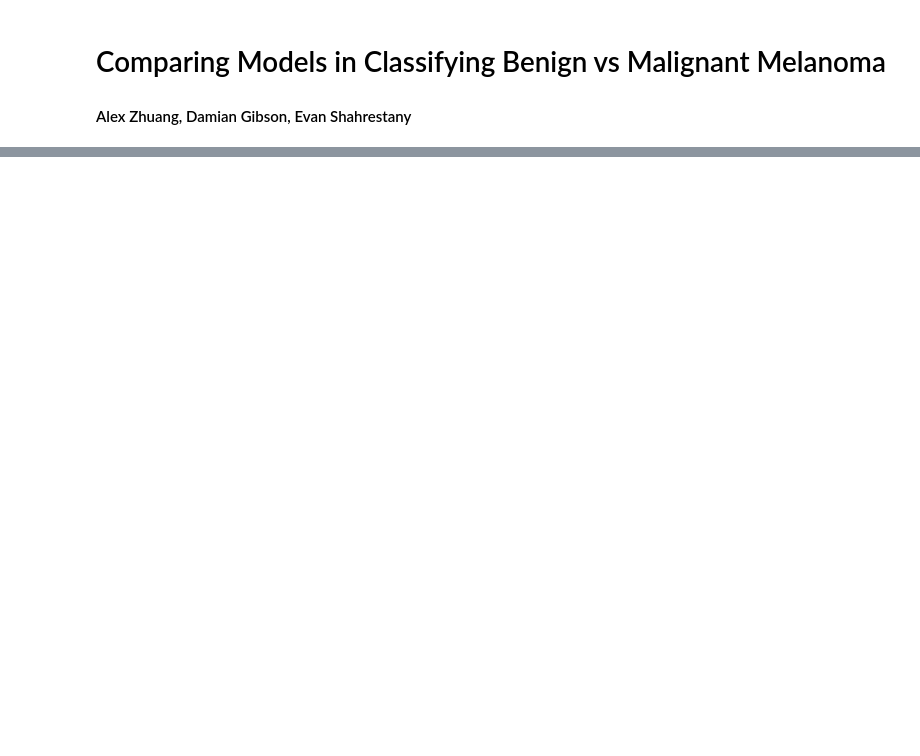
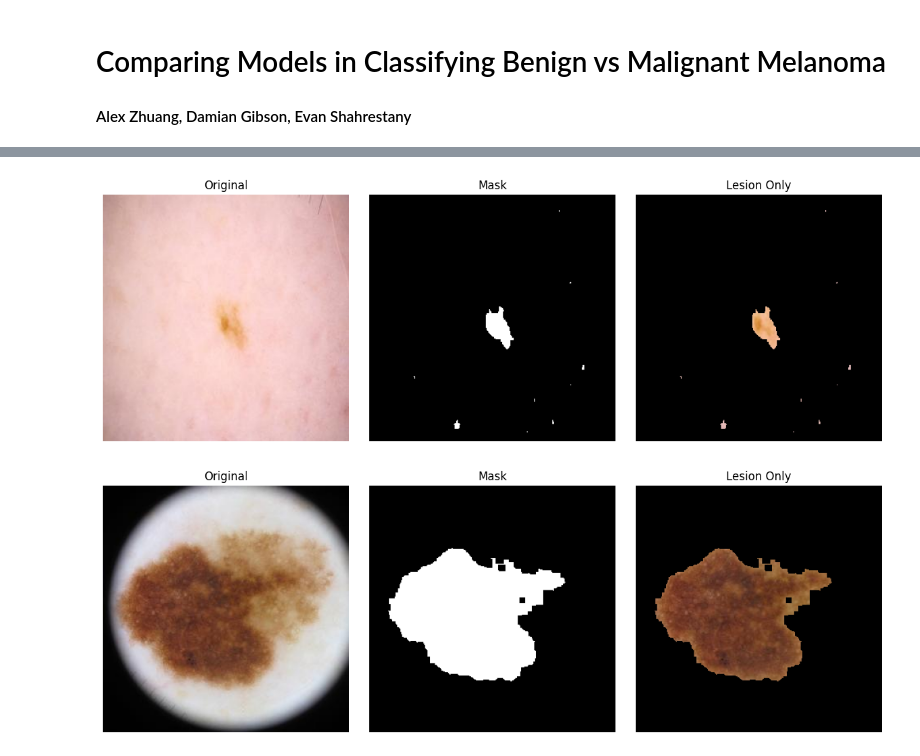
Before and after one commit to eshahrestany/cs184aproj, a Jupyter notebook: project.ipynb, the cells around one changed output, grey strips where cells are left out. Drawn from its saved outputs; the diff is of its cells as text; code cells hidden in the pictures; blank space fills up the shorter version.

Commit message:
lesion mask

```diff
--- a/project.ipynb
+++ b/project.ipynb
@@ -40,0 +40,51 @@ plt.show()
+# %%
+from helpers.lesion_mask import calc_threshold_mask as calc_lm
+
+# Benign
+mask = calc_lm(example_benign)
+mask_np = mask.cpu().numpy().astype(bool) if hasattr(mask, "cpu") else mask.astype(bool)
+
+lesion_only = example_benign.copy()
+lesion_only[~mask_np] = 0  # zero out background
+
+fig, ax = plt.subplots(1, 3, figsize=(12, 4))
+ax[0].imshow(example_benign)
+ax[0].set_title("Original")
+ax[0].axis("off")
+
+ax[1].imshow(mask_np, cmap="gray")
+ax[1].set_title("Mask")
+ax[1].axis("off")
+
+ax[2].imshow(lesion_only)
+ax[2].set_title("Lesion Only")
+ax[2].axis("off")
+
+plt.tight_layout()
+plt.show()
+
+# Malignant
+mask_2 = calc_lm(example_malignant)
+mask_2_np = mask_2.cpu().numpy().astype(bool) if hasattr(mask_2, "cpu") else mask_2.astype(bool)
+
+lesion_only_2 = example_malignant.copy()
+lesion_only_2[~mask_2_np] = 0  # zero out background
+
+fig, ax = plt.subplots(1, 3, figsize=(12, 4))
+ax[0].imshow(example_malignant)
+ax[0].set_title("Original")
+ax[0].axis("off")
+
+ax[1].imshow(mask_2_np, cmap="gray")
+ax[1].set_title("Mask")
+ax[1].axis("off")
+
+ax[2].imshow(lesion_only_2)
+ax[2].set_title("Lesion Only")
+ax[2].axis("off")
+
+plt.tight_layout()
+plt.show()
+# %% [output]
+[figure, added]
+[figure, added]
```
Also changed, not shown: parts of 2 cells of this notebook, 5 other files.
